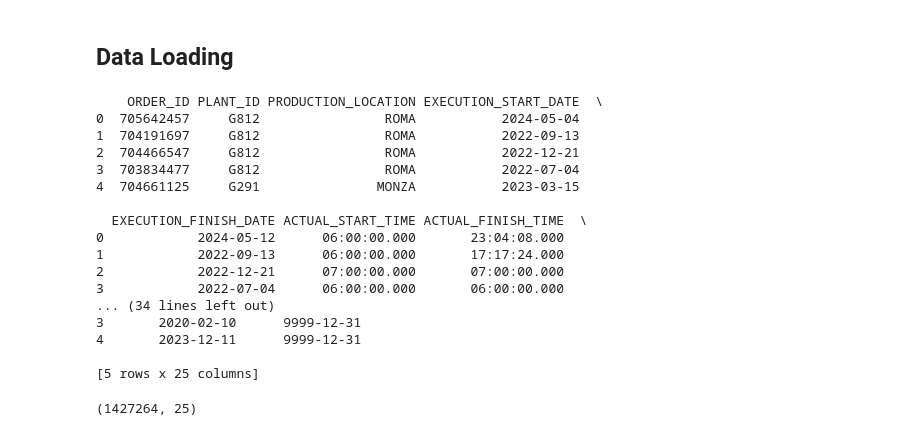
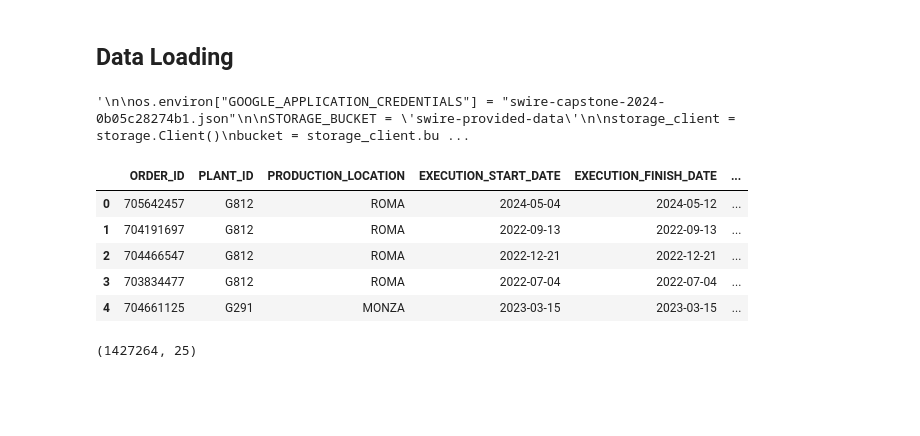
Before and after one commit to griffin-brown-95/GLB-Capstone-2, a Jupyter notebook: eda.ipynb, the cells around one changed output. Saved outputs shown, nothing was run; the diff lists cells and outputs as text; code cells hidden in the pictures; blank space fills up the shorter version.

```diff
--- a/eda.ipynb
+++ b/eda.ipynb
@@ -13,7 +13,12 @@ from datetime import datetime
 from google.cloud import storage
 import os
 from io import StringIO
+# %%
+pd.set_option('display.max_rows', 500)
+pd.set_option('display.max_columns', 500)
 # %%
+'''
+
 os.environ["GOOGLE_APPLICATION_CREDENTIALS"] = "swire-capstone-2024-0b05c28274b1.json"
 
 STORAGE_BUCKET = 'swire-provided-data'
@@ -33,30 +38,23 @@ df = pd.read_csv(StringIO(csv_data.decode('utf-8')), low_memory=False)
 
 # Display the DataFrame or process it further
 print(df.head())
+
+'''
 # %% [output]
-    ORDER_ID PLANT_ID PRODUCTION_LOCATION EXECUTION_START_DATE  \
-0  705642457     G812                ROMA           2024-05-04
-1  704191697     G812                ROMA           2022-09-13
-2  704466547     G812                ROMA           2022-12-21
-3  703834477     G812                ROMA           2022-07-04
-4  704661125     G291               MONZA           2023-03-15
-
-  EXECUTION_FINISH_DATE ACTUAL_START_TIME ACTUAL_FINISH_TIME  \
-0            2024-05-12      06:00:00.000       23:04:08.000
-1            2022-09-13      06:00:00.000       17:17:24.000
-2            2022-12-21      07:00:00.000       07:00:00.000
-3            2022-07-04      06:00:00.000       06:00:00.000
-... (34 lines left out)
-3       2020-02-10      9999-12-31
-4       2023-12-11      9999-12-31
-
-[5 rows x 25 columns]
+'\n\nos.environ["GOOGLE_APPLICATION_CREDENTIALS"] = "swire-capstone-2024-0b05c28274b1.json"\n\nSTORAGE_BUCKET = \'swire-provided-data\'\n\nstorage_client = storage.Client()\nbucket = storage_client.bu ...
 # %%
 # for local file
 
-#df = pd.read_csv('IWC_Work_Orders_Extract.csv', low_memory=False)
+df = pd.read_csv('IWC_Work_Orders_Extract.csv', low_memory=False)
 
-# df.head()
+df.head()
+# %% [output]
+|  | ORDER_ID | PLANT_ID | PRODUCTION_LOCATION | EXECUTION_START_DATE | EXECUTION_FINISH_DATE | ... |
+| 0 | 705642457 | G812 | ROMA | 2024-05-04 | 2024-05-12 | ... |
+| 1 | 704191697 | G812 | ROMA | 2022-09-13 | 2022-09-13 | ... |
+| 2 | 704466547 | G812 | ROMA | 2022-12-21 | 2022-12-21 | ... |
+| 3 | 703834477 | G812 | ROMA | 2022-07-04 | 2022-07-04 | ... |
+| 4 | 704661125 | G291 | MONZA | 2023-03-15 | 2023-03-15 | ... |
 # %%
 df.shape
 # %% [output]
```
Also changed, not shown: parts of 5 cells of this notebook, 1 other file.
